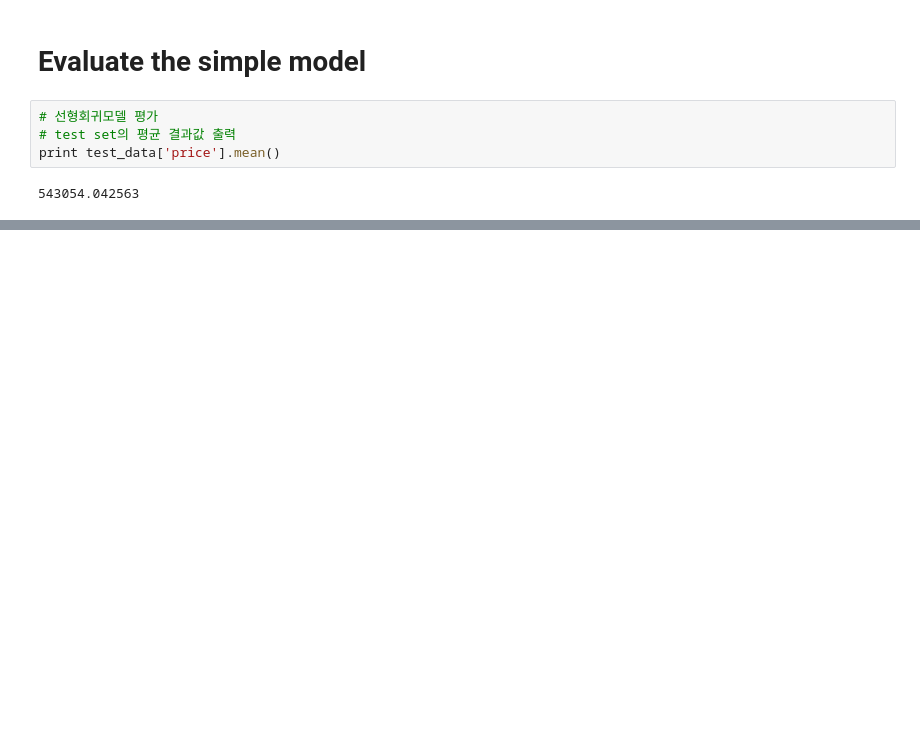
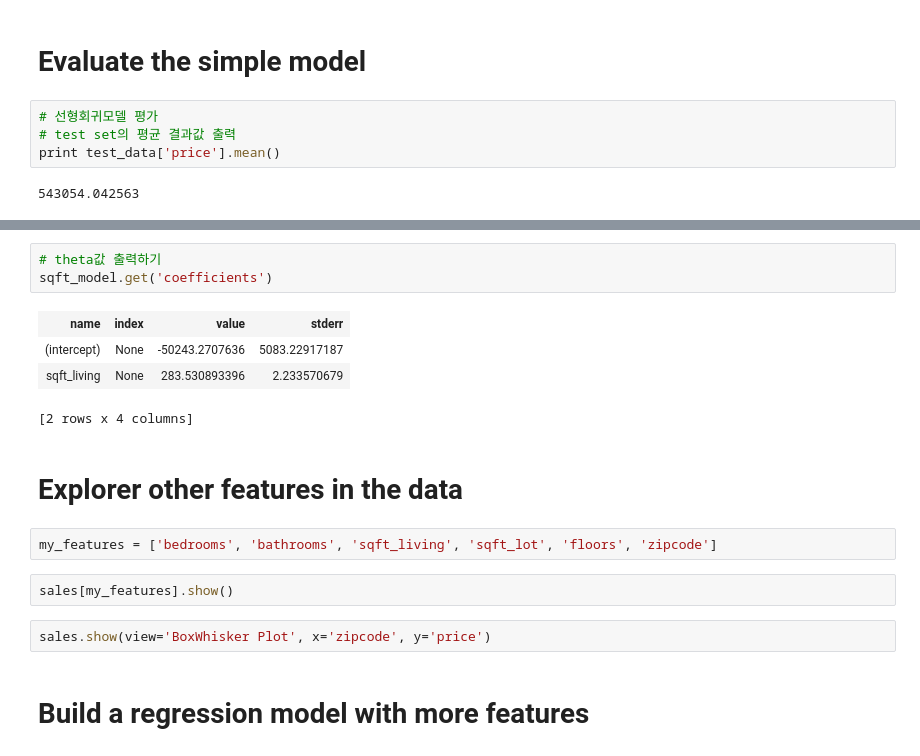
Before and after one commit to protocolstack9/mlstudy, a Jupyter notebook: specialization/week2/Predicting house prices_my.ipynb, the cells around one changed output, grey strips where cells are left out. Cells and saved outputs as stored; diff of their text form; blank space fills up the shorter version.

```diff
--- a/specialization/week2/Predicting house prices_my.ipynb
+++ b/specialization/week2/Predicting house prices_my.ipynb
@@ -100,0 +112,18 @@ print sqft_model.evaluate(test_data)
+# %%
+# theta값 출력하기
+sqft_model.get('coefficients')
+# %% [output]
+| name | index | value | stderr |
+| (intercept) | None | -50243.2707636 | 5083.22917187 |
+| sqft_living | None | 283.530893396 | 2.233570679 |
+[2 rows x 4 columns]
+# %% [markdown]
+# Explorer other features in the data
+# %%
+my_features = ['bedrooms', 'bathrooms', 'sqft_living', 'sqft_lot', 'floors', 'zipcode']
+# %%
+sales[my_features].show()
+# %%
+sales.show(view='BoxWhisker Plot', x='zipcode', y='price')
+# %% [markdown]
+# Build a regression model with more features
```
Also changed, not shown: parts of 15 cells of this notebook, 12 other files.
